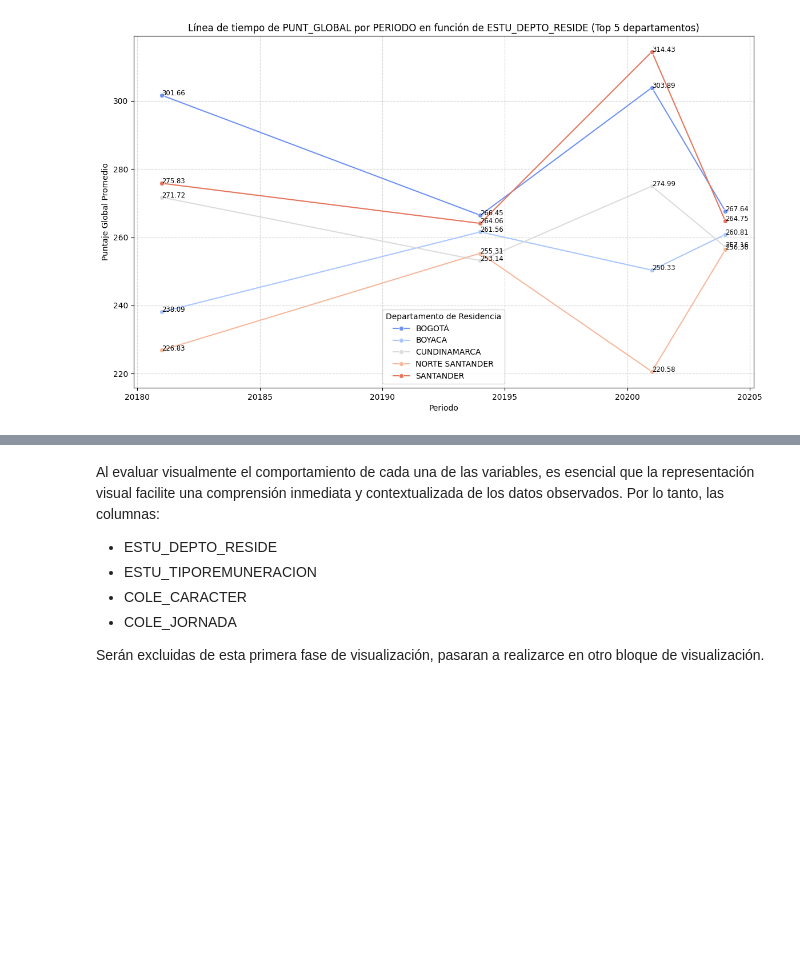
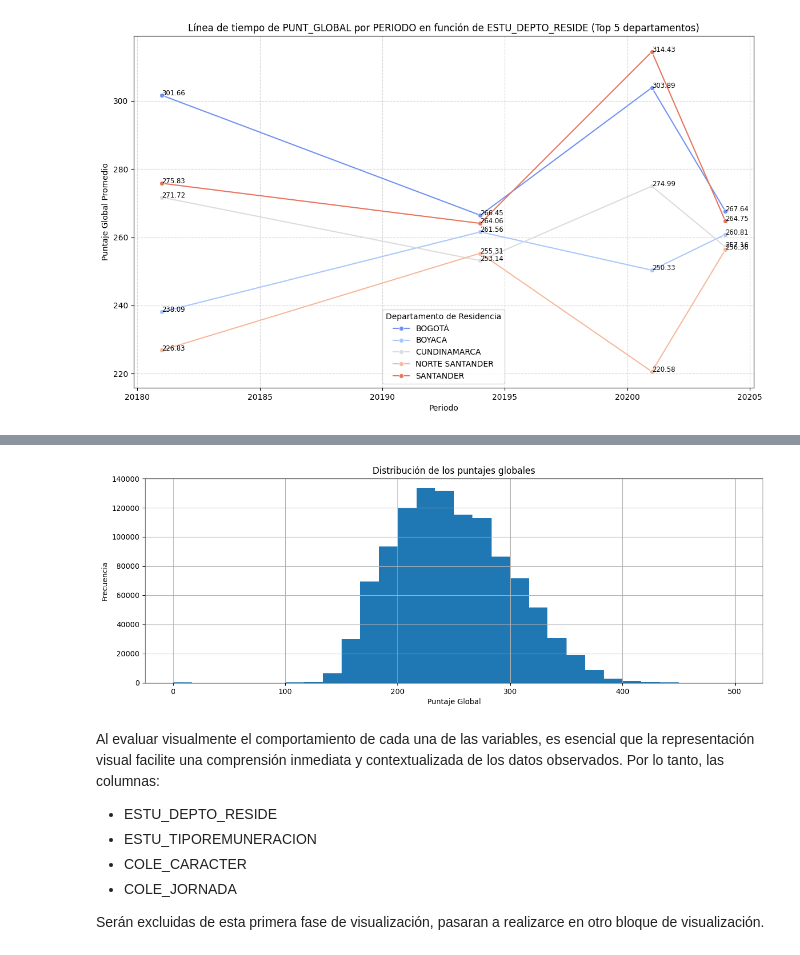
Before and after one commit to wespitia9/AVDV3-219, a Jupyter notebook: Modulo_3-Programacion_Avanzada_y_Automatizacion/Modulo-3_dev.ipynb, the cells around one changed output, grey strips where cells are left out. Saved outputs shown, nothing was run; the diff lists cells and outputs as text; code cells hidden in the pictures; blank space fills up the shorter version.

```diff
--- a/Modulo_3-Programacion_Avanzada_y_Automatizacion/Modulo-3_dev.ipynb
+++ b/Modulo_3-Programacion_Avanzada_y_Automatizacion/Modulo-3_dev.ipynb
@@ -569,3 +581,13 @@ plt.show()
+# %%
+# Distribución de los puntajes globales:
+
+df_acumulado_saber_11['PUNT_GLOBAL'].hist(bins=30, figsize=(15, 5))
+plt.title('Distribución de los puntajes globales')
+plt.xlabel('Puntaje Global')
+plt.ylabel('Frecuencia')
+plt.show()
+# %% [output]
+[figure, added]
 # %%
 # Puntajes globales por género:
 # %%
```
Also changed, not shown: parts of 3 cells of this notebook.
